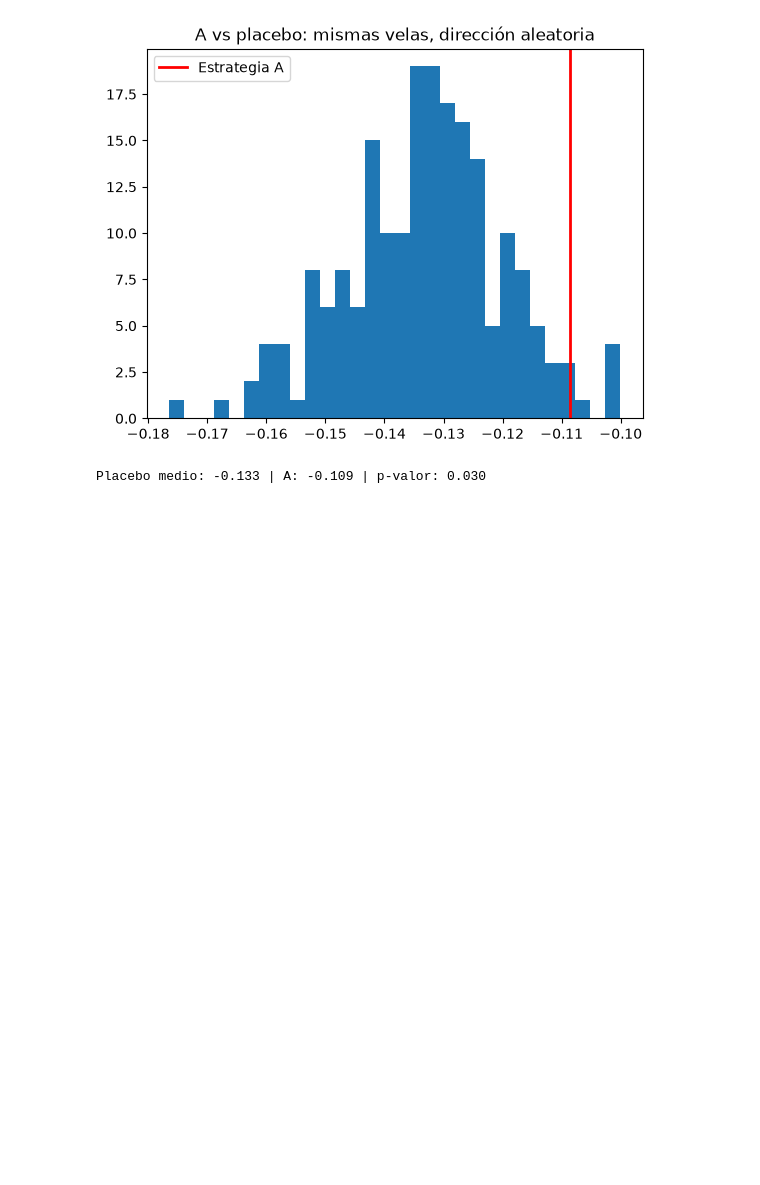
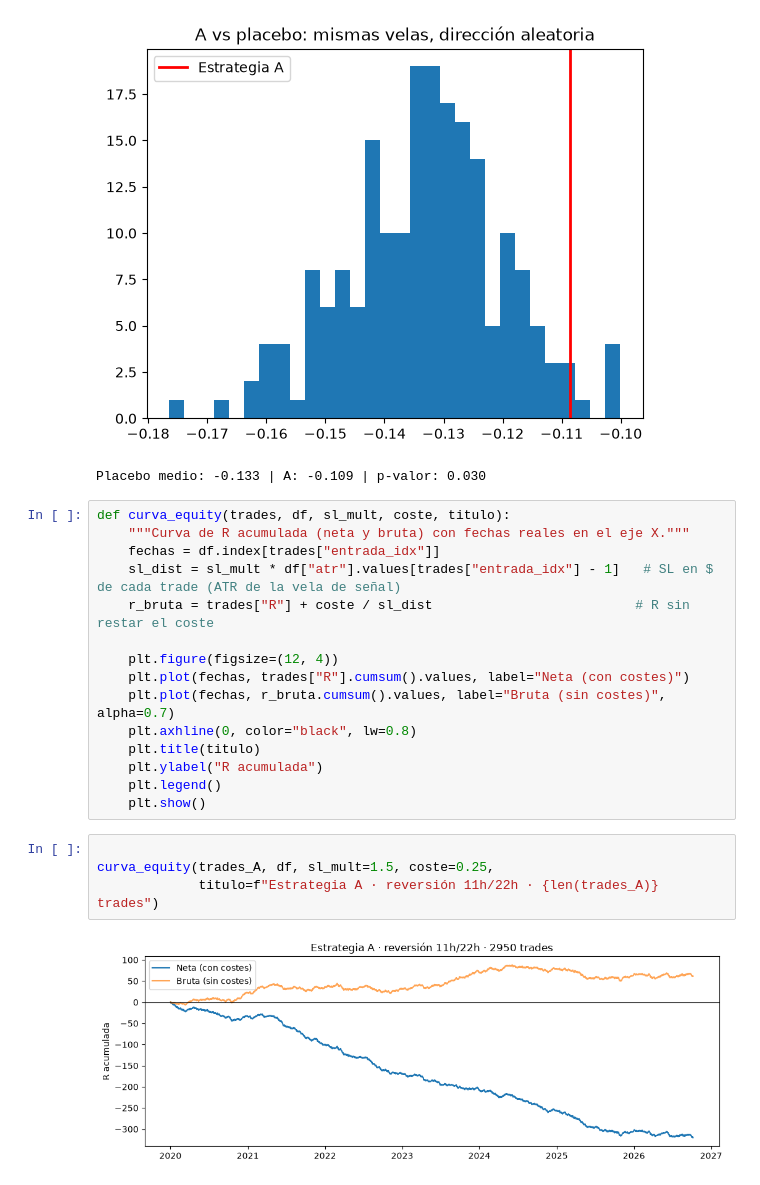
Before and after one commit to K4iserDev/Quant, a Jupyter notebook: notebooks/03_estrategy.ipynb, the cells around one changed output. Saved outputs shown, nothing was run; the diff lists cells and outputs as text; blank space fills up the shorter version.

```diff
--- a/notebooks/03_estrategy.ipynb
+++ b/notebooks/03_estrategy.ipynb
@@ -199,3 +199,24 @@ datetime
 2026     -0.053    330
 [figure]
 Placebo medio: -0.133 | A: -0.109 | p-valor: 0.030
+# %%
+def curva_equity(trades, df, sl_mult, coste, titulo):
+    """Curva de R acumulada (neta y bruta) con fechas reales en el eje X."""
+    fechas = df.index[trades["entrada_idx"]]
+    sl_dist = sl_mult * df["atr"].values[trades["entrada_idx"] - 1]   # SL en $ de cada trade (ATR de la vela de señal)
+    r_bruta = trades["R"] + coste / sl_dist                          # R sin restar el coste
+
+    plt.figure(figsize=(12, 4))
+    plt.plot(fechas, trades["R"].cumsum().values, label="Neta (con costes)")
+    plt.plot(fechas, r_bruta.cumsum().values, label="Bruta (sin costes)", alpha=0.7)
+    plt.axhline(0, color="black", lw=0.8)
+    plt.title(titulo)
+    plt.ylabel("R acumulada")
+    plt.legend()
+    plt.show()
+# %%
+
+curva_equity(trades_A, df, sl_mult=1.5, coste=0.25,
+             titulo=f"Estrategia A · reversión 11h/22h · {len(trades_A)} trades")
+# %% [output]
+[figure, added]
```
Also changed, not shown: parts of 4 cells of this notebook, 1 other file.
